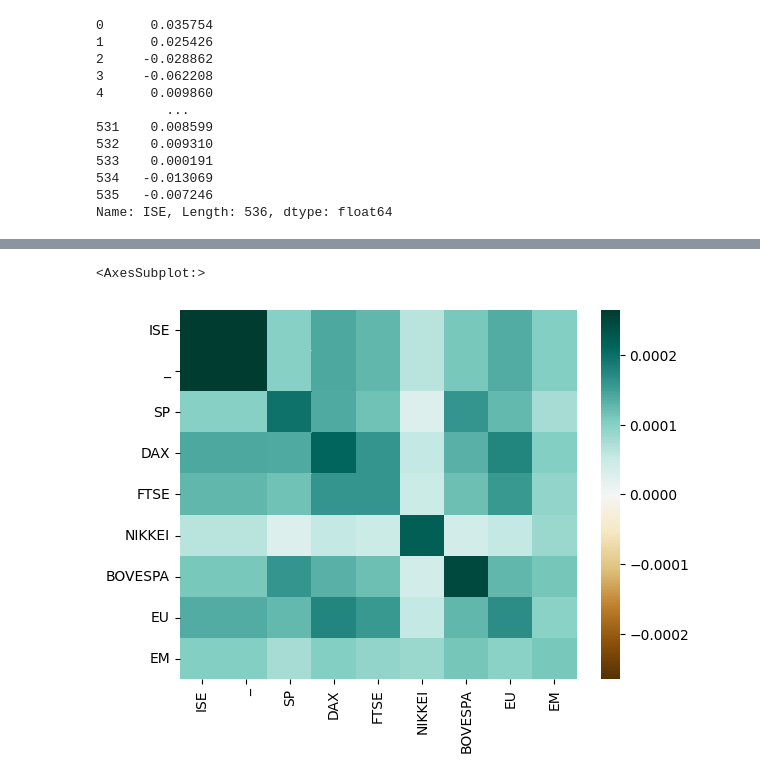
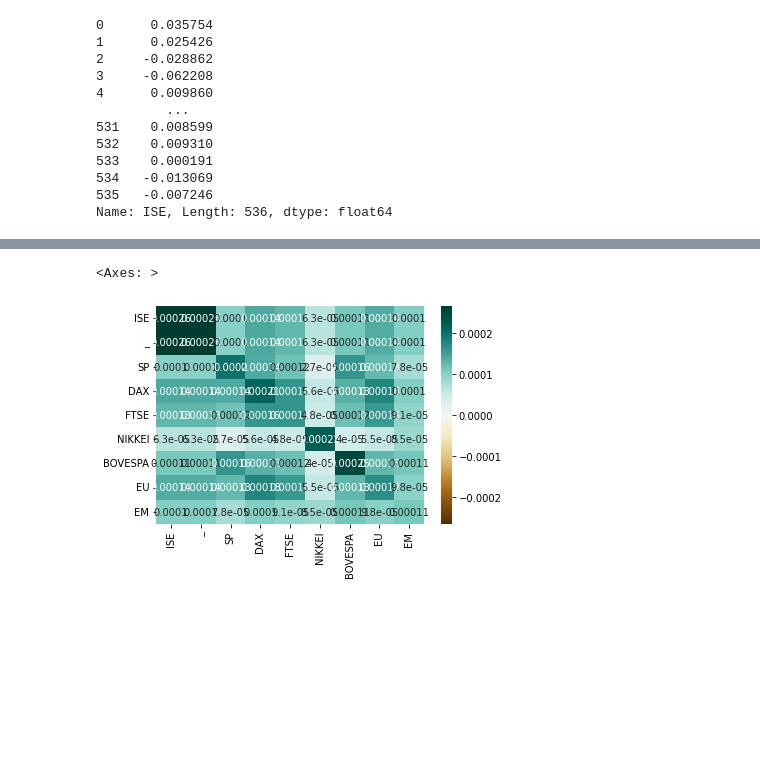
Before and after one commit to falasur/LA4DS, a Jupyter notebook: LA4DS_Ch15.ipynb, the cells around one changed output, grey strips where cells are left out. Cells and saved outputs as stored; diff of their text form; code cells hidden in the pictures; blank space fills up the shorter version.

```diff
--- a/LA4DS_Ch15.ipynb
+++ b/LA4DS_Ch15.ipynb
@@ -8,6 +8,9 @@ import matplotlib.pyplot as plt
 import seaborn as sns
 import pandas as pd
 from ucimlrepo import fetch_ucirepo
+import sklearn
+from sklearn.decomposition import PCA
+plt.rcParams["figure.figsize"] = (12,10)
 # %%
 istanbul_stock_exchange = fetch_ucirepo(id=247)
 # %%
@@ -83,7 +87,8 @@ Name: ISE, Length: 536, dtype: float64
 # %%
 #normalization
 
-data_processed = data.copy()
+data_processed = data.copy().drop('date', axis=1)
+
 
 for i in data_processed.columns[1:]:
     data_processed[i] = data_processed[i] - data_processed.mean(axis=0)[i]
@@ -111,7 +116,7 @@ data_processed
 # %%
 cm = data_processed.cov()
 # %%
-sns.heatmap(cm, cmap='BrBG', vmax=0.000265, vmin=-0.000265)
+sns.heatmap(cm, cmap='BrBG', vmax=0.000265, vmin=-0.000265, annot=True)
 # %% [output]
-<AxesSubplot:>
+<Axes: >
-[figure, old version]
+[figure, new version]
```
Also changed, not shown: parts of 33 cells of this notebook.
